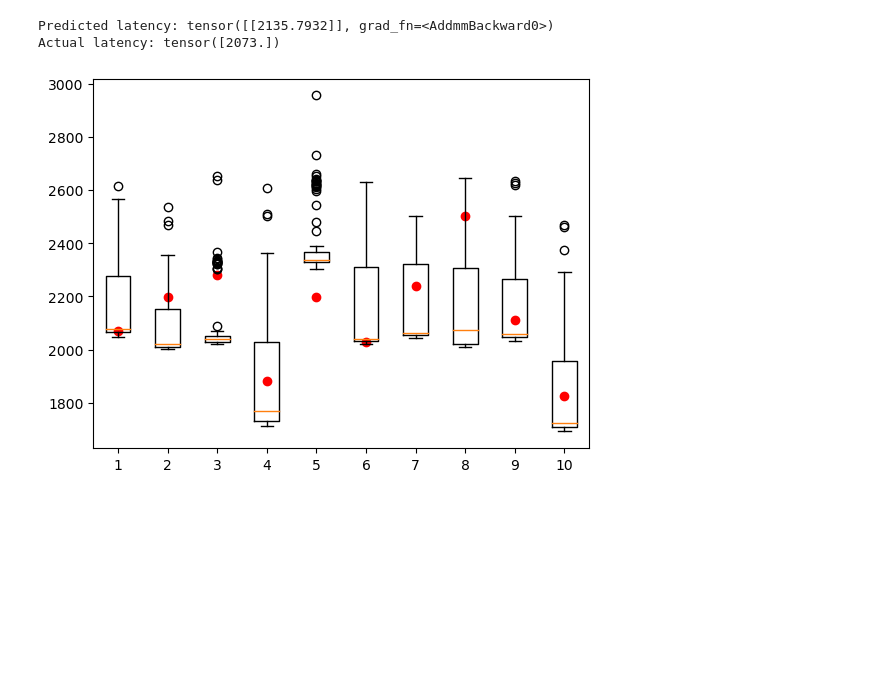
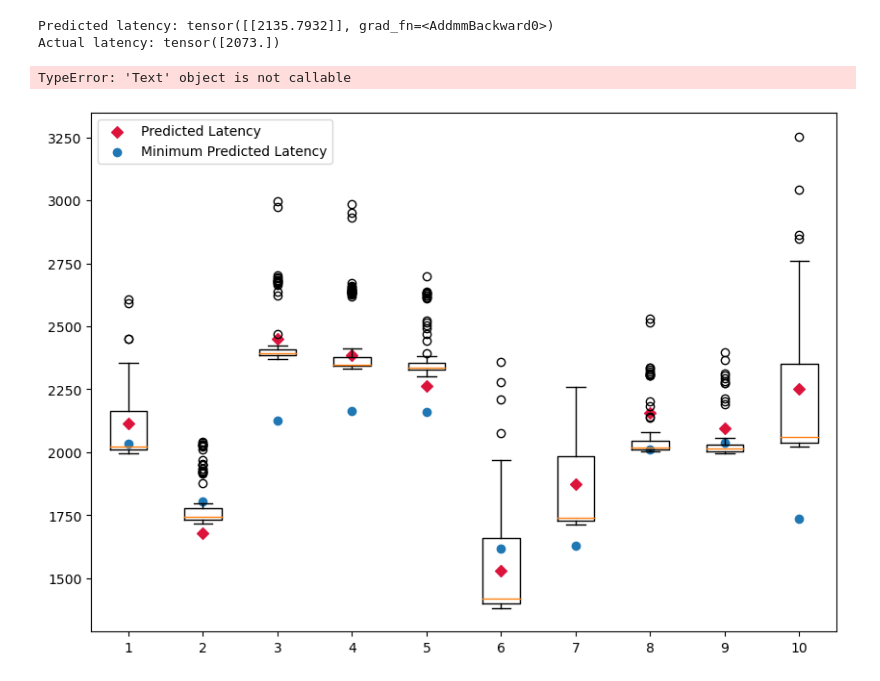
Before and after one commit to faseelmo/noc_latency_predictor, a Jupyter notebook: gcn/results/task_from_graph_mean/analysis.ipynb, the cells around one changed output. Cells and saved outputs as stored; diff of their text form; code cells hidden in the pictures; blank space fills up the shorter version.

```diff
--- a/gcn/results/task_from_graph_mean/analysis.ipynb
+++ b/gcn/results/task_from_graph_mean/analysis.ipynb
@@ -76,8 +73,7 @@ False
 False
 False
 # %%
-def do_inference(data):
-    model_path = "LatNet_50_state_dict.pth"
+def do_inference(data, model_path):
     model_state_dict = torch.load(model_path,  map_location=torch.device('cpu'))
     model =  GCN().to(torch.device('cpu'))
     model.load_state_dict(model_state_dict)
@@ -87,7 +83,7 @@ def do_inference(data):
     return pred_latency, actual_latency
 
 data = torch.load(f'{data_directory}graph_{random.randint(0,81200)}.pt')
-pred, actual = do_inference(data)
+pred, actual = do_inference(data, "LatNet_50_state_dict.pth")
 
 print(f"Predicted latency: {pred}")
 print(f"Actual latency: {actual}")
@@ -98,11 +94,14 @@ Actual latency: tensor([2073.])
 import numpy as np
 import matplotlib.pyplot as plt
 
-random.seed(42)
-test_data = random.sample(list_of_iso_graphs, 10)
+random.seed(102)
+# random.seed(51)
+num_of_test_data = 10
+test_data = random.sample(list_of_iso_graphs, num_of_test_data)
 
 pred_latency_list = []
 list_of_latency_list = []
+min_pred_latency_list = []
 
 for idx, same_graphs in enumerate(test_data):
     latency_list = []
@@ -110,16 +109,31 @@ for idx, same_graphs in enumerate(test_data):
     for graph in same_graphs:
         latency_list.append(graph.y.item())
         if to_infer:
-            pred, _ = do_inference(graph)
+            pred, _ = do_inference(graph, "LatNet_200_state_dict.pth" )
+            min_pred, _ = do_inference(graph, "../task_from_graph_min/LatNet_50_state_dict.pth" )
+
             pred_latency_list.append(pred.item())
+            min_pred_latency_list.append(min_pred.item())
             to_infer = False
 
     list_of_latency_list.append(latency_list)
-
-fig, ax = plt.subplots()
-ax.boxplot(list_of_latency_list)
-
-ax.scatter(np.arange(1, 11), pred_latency_list, color='red')
-plt.show()
-# %% [output]
-[figure, removed]
+# %%
+
+fig, ax = plt.subplots(figsize=(10, 7))
+
+ax.boxplot(list_of_latency_list)
+
+# ax.plot(np.arange(1, num_of_test_data + 1), pred_latency_list, color='lightgreen')
+ax.scatter(np.arange(1, num_of_test_data + 1), pred_latency_list, color='crimson', marker='D', label='Predicted Latency')
+ax.scatter(np.arange(1, num_of_test_data + 1), min_pred_latency_list, marker='o', label='Minimum Predicted Latency')
+ax.legend()
+ax.set_title('Boxplot of Latecy Distribution')
+ax.set_xlabel('Distribution Index')
+ax.set_ylabel('Latency')
+# plt.show()
+
+import tikzplotlib
+tikzplotlib.save("boxplot.tex")
+# %% [output]
+TypeError: 'Text' object is not callable
+[figure, added]
```
Also changed, not shown: parts of 2 cells of this notebook, 11 other files.
